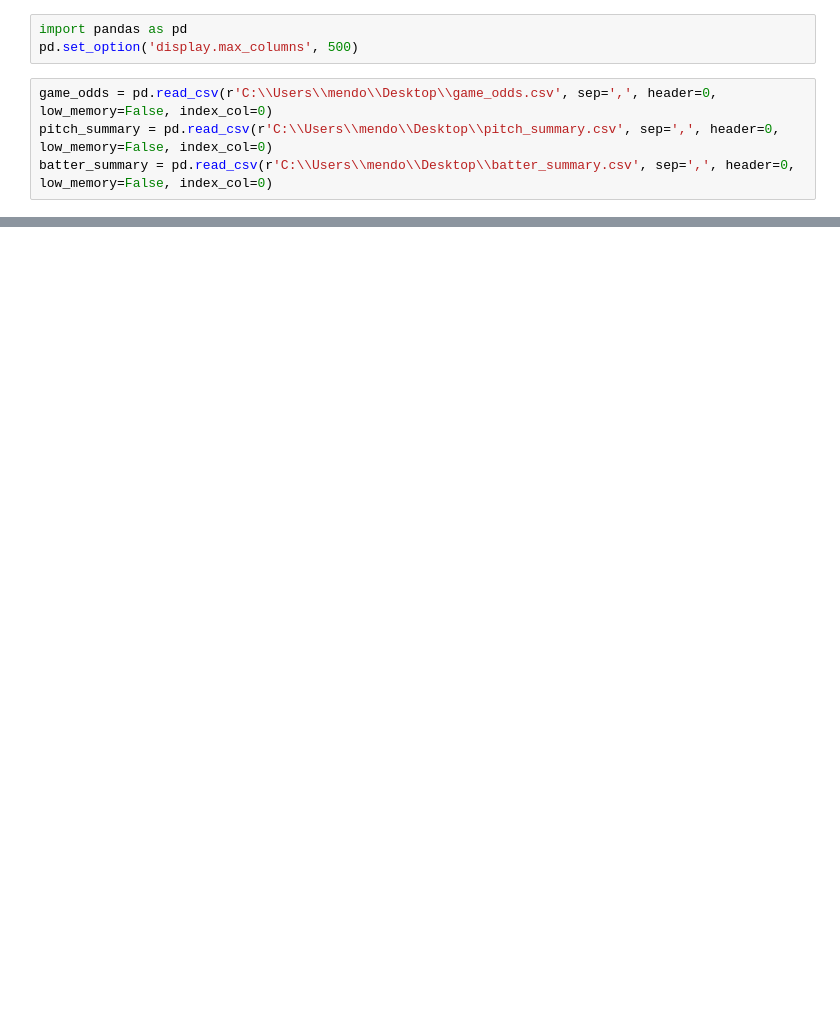
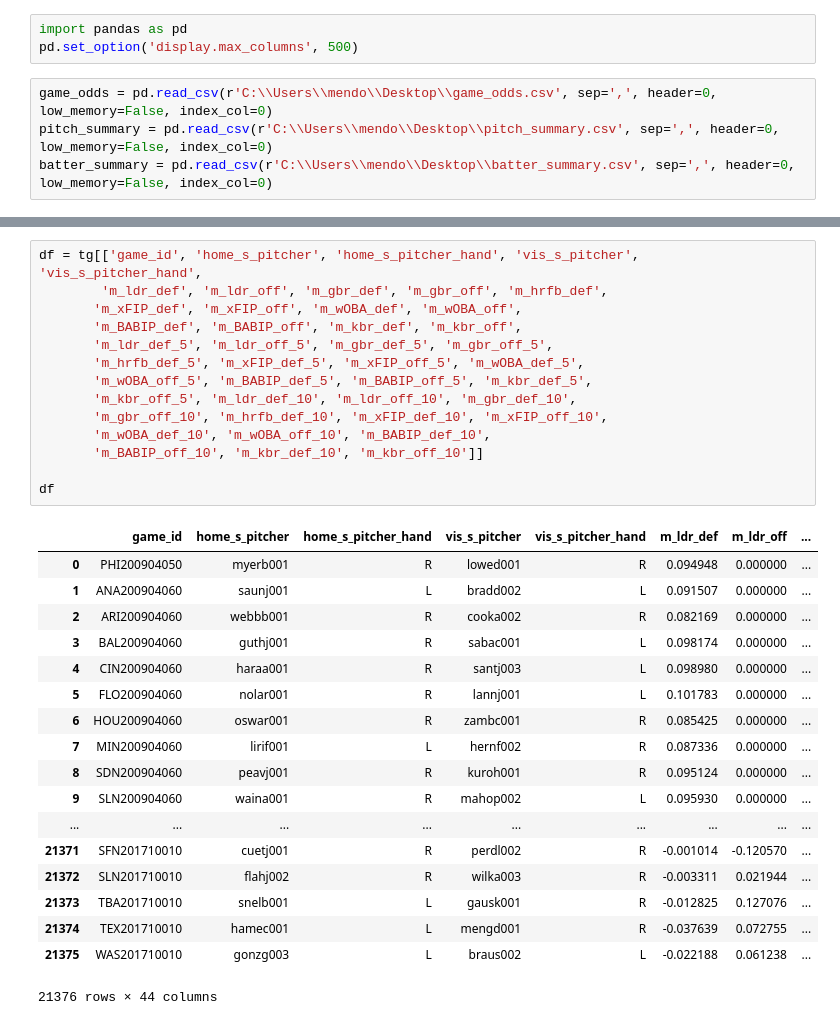
Before and after one commit to George-Mendoza/Baseball-Gambling-Market, a Jupyter notebook: Rolling Calculations.ipynb, the cells around one changed output, grey strips where cells are left out. Saved outputs shown, nothing was run; the diff lists cells and outputs as text; blank space fills up the shorter version.

```diff
--- a/Rolling Calculations.ipynb
+++ b/Rolling Calculations.ipynb
@@ -562,0 +1305,33 @@ team_games
+# %%
+df = tg[['game_id', 'home_s_pitcher', 'home_s_pitcher_hand', 'vis_s_pitcher', 'vis_s_pitcher_hand',
+        'm_ldr_def', 'm_ldr_off', 'm_gbr_def', 'm_gbr_off', 'm_hrfb_def',
+       'm_xFIP_def', 'm_xFIP_off', 'm_wOBA_def', 'm_wOBA_off',
+       'm_BABIP_def', 'm_BABIP_off', 'm_kbr_def', 'm_kbr_off',
+       'm_ldr_def_5', 'm_ldr_off_5', 'm_gbr_def_5', 'm_gbr_off_5',
+       'm_hrfb_def_5', 'm_xFIP_def_5', 'm_xFIP_off_5', 'm_wOBA_def_5',
+       'm_wOBA_off_5', 'm_BABIP_def_5', 'm_BABIP_off_5', 'm_kbr_def_5',
+       'm_kbr_off_5', 'm_ldr_def_10', 'm_ldr_off_10', 'm_gbr_def_10',
+       'm_gbr_off_10', 'm_hrfb_def_10', 'm_xFIP_def_10', 'm_xFIP_off_10',
+       'm_wOBA_def_10', 'm_wOBA_off_10', 'm_BABIP_def_10',
+       'm_BABIP_off_10', 'm_kbr_def_10', 'm_kbr_off_10']]
+
+df
+# %% [output]
+|  | game_id | home_s_pitcher | home_s_pitcher_hand | vis_s_pitcher | vis_s_pitcher_hand | m_ldr_def | m_ldr_off | ... |
+| 0 | PHI200904050 | myerb001 | R | lowed001 | R | 0.094948 | 0.000000 | ... |
+| 1 | ANA200904060 | saunj001 | L | bradd002 | L | 0.091507 | 0.000000 | ... |
+| 2 | ARI200904060 | webbb001 | R | cooka002 | R | 0.082169 | 0.000000 | ... |
+| 3 | BAL200904060 | guthj001 | R | sabac001 | L | 0.098174 | 0.000000 | ... |
+| 4 | CIN200904060 | haraa001 | R | santj003 | L | 0.098980 | 0.000000 | ... |
+| 5 | FLO200904060 | nolar001 | R | lannj001 | L | 0.101783 | 0.000000 | ... |
+| 6 | HOU200904060 | oswar001 | R | zambc001 | R | 0.085425 | 0.000000 | ... |
+| 7 | MIN200904060 | lirif001 | L | hernf002 | R | 0.087336 | 0.000000 | ... |
+| 8 | SDN200904060 | peavj001 | R | kuroh001 | R | 0.095124 | 0.000000 | ... |
+| 9 | SLN200904060 | waina001 | R | mahop002 | L | 0.095930 | 0.000000 | ... |
+| ... | ... | ... | ... | ... | ... | ... | ... | ... |
+| 21371 | SFN201710010 | cuetj001 | R | perdl002 | R | -0.001014 | -0.120570 | ... |
+| 21372 | SLN201710010 | flahj002 | R | wilka003 | R | -0.003311 | 0.021944 | ... |
+| 21373 | TBA201710010 | snelb001 | L | gausk001 | R | -0.012825 | 0.127076 | ... |
+| 21374 | TEX201710010 | hamec001 | L | mengd001 | R | -0.037639 | 0.072755 | ... |
+| 21375 | WAS201710010 | gonzg003 | L | braus002 | L | -0.022188 | 0.061238 | ... |
+21376 rows × 44 columns
```
Also changed, not shown: parts of 28 cells of this notebook, 2 other files.
